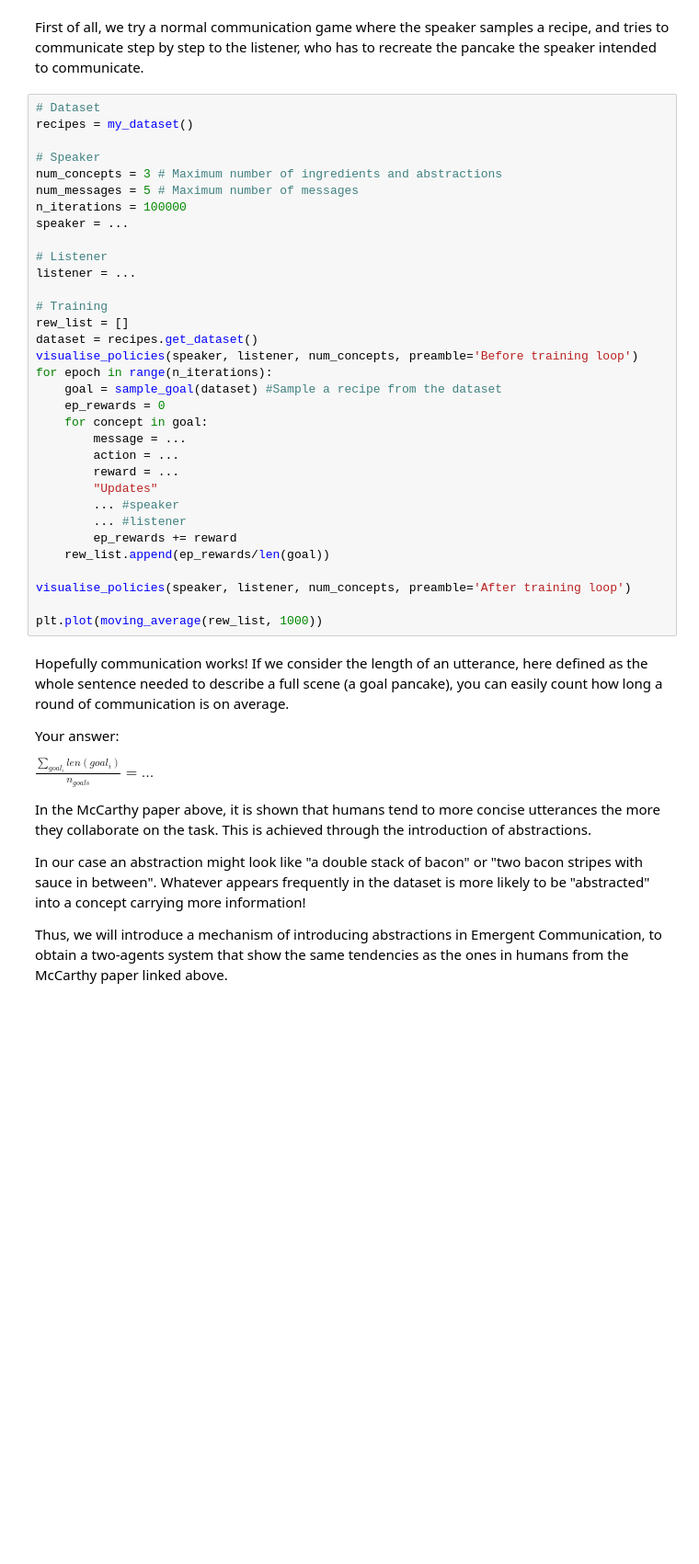
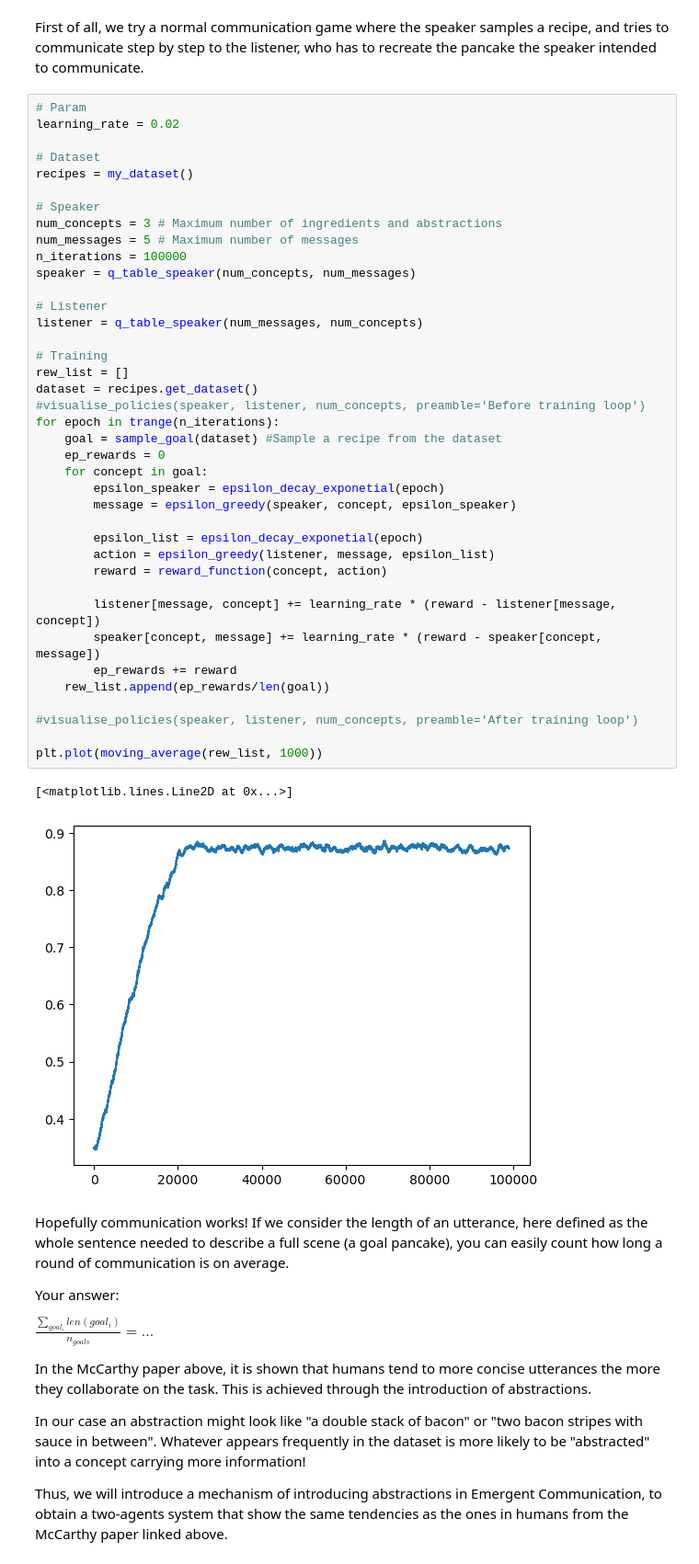
Before and after one commit to marhanse/NeuroSymAI, a Jupyter notebook: assignment3_EmCom.ipynb, the cells around one changed output. Shown at 92% size. Drawn from its saved outputs; the diff is of its cells as text; blank space fills up the shorter version.

```diff
--- a/assignment3_EmCom.ipynb
+++ b/assignment3_EmCom.ipynb
@@ -142,38 +167,47 @@ def sample_goal(dataset):
 # %% [markdown]
 First of all, we try a normal communication game where the speaker samples a recipe, and tries to communicate step by step to the listener, who has to recreate the pancake the speaker intended to communicate.
 # %%
+# Param
+learning_rate = 0.02
+
 # Dataset
 recipes = my_dataset()
 
 # Speaker
 num_concepts = 3 # Maximum number of ingredients and abstractions
 num_messages = 5 # Maximum number of messages
 n_iterations = 100000
-speaker = ...
+speaker = q_table_speaker(num_concepts, num_messages)
 
 # Listener
-listener = ...
+listener = q_table_speaker(num_messages, num_concepts)
 
 # Training
 rew_list = []
 dataset = recipes.get_dataset()
-visualise_policies(speaker, listener, num_concepts, preamble='Before training loop')
-for epoch in range(n_iterations):
+#visualise_policies(speaker, listener, num_concepts, preamble='Before training loop')
+for epoch in trange(n_iterations):
     goal = sample_goal(dataset) #Sample a recipe from the dataset
     ep_rewards = 0
     for concept in goal:
-        message = ...
-        action = ...
-        reward = ...
-        "Updates"
-        ... #speaker
-        ... #listener
+        epsilon_speaker = epsilon_decay_exponetial(epoch)
+        message = epsilon_greedy(speaker, concept, epsilon_speaker)
+
+        epsilon_list = epsilon_decay_exponetial(epoch)
+        action = epsilon_greedy(listener, message, epsilon_list)
+        reward = reward_function(concept, action)
+
+        listener[message, concept] += learning_rate * (reward - listener[message, concept])
+        speaker[concept, message] += learning_rate * (reward - speaker[concept, message])
         ep_rewards += reward
     rew_list.append(ep_rewards/len(goal))
 
-visualise_policies(speaker, listener, num_concepts, preamble='After training loop')
+#visualise_policies(speaker, listener, num_concepts, preamble='After training loop')
 
 plt.plot(moving_average(rew_list, 1000))
+# %% [output]
+[<matplotlib.lines.Line2D at 0x...>]
+[figure, added]
 # %% [markdown]
 Hopefully communication works! If we consider the length of an utterance, here defined as the whole sentence needed to describe a full scene (a goal pancake), you can easily count how long a round of communication is on average.
 
```
Also changed, not shown: parts of 7 cells of this notebook.
